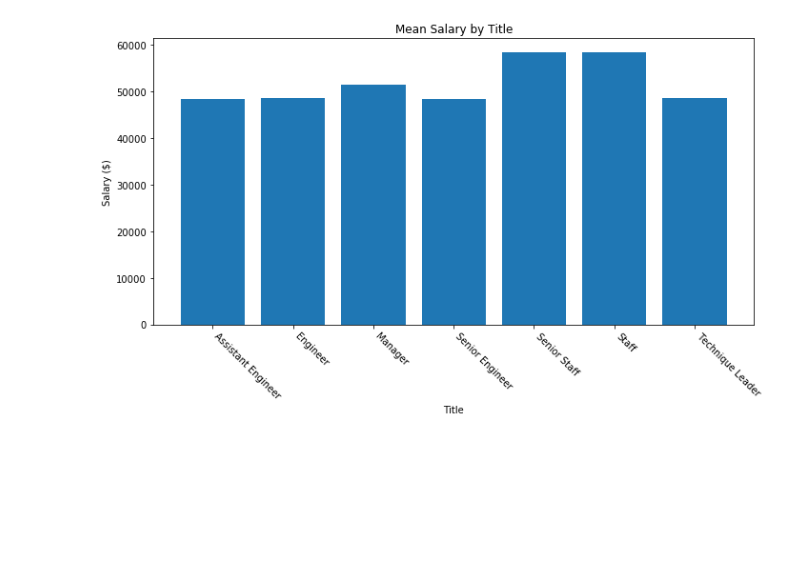
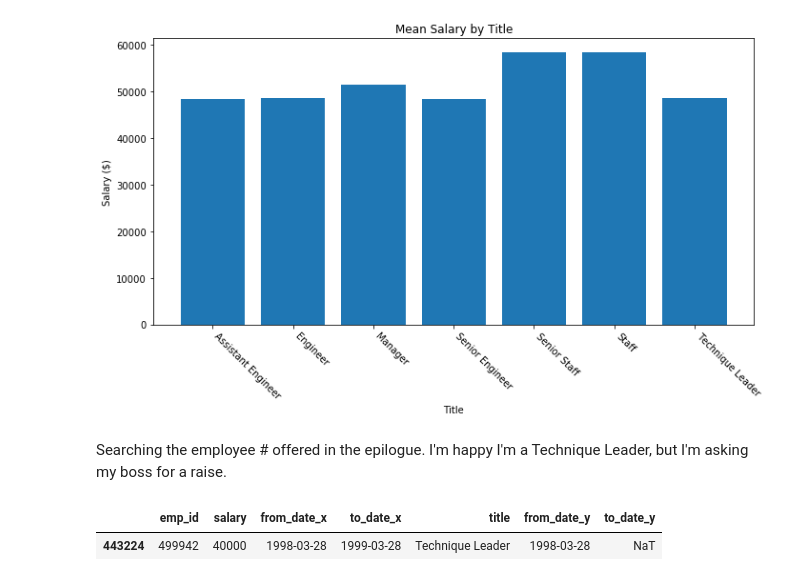
Before and after one commit to jpicca/sql-challenge, a Jupyter notebook: EmployeeSQL/bonusAnalysis.ipynb, the cells around one changed output. Cells and saved outputs as stored; diff of their text form; code cells hidden in the pictures; blank space fills up the shorter version.

Commit message:
Added employee ID search from the epilogue

```diff
--- a/EmployeeSQL/bonusAnalysis.ipynb
+++ b/EmployeeSQL/bonusAnalysis.ipynb
@@ -71,3 +71,10 @@ plt.savefig("../images/meanSalary.png", dpi=300)
 plt.show()
 # %% [output]
 [figure]
+# %% [markdown]
+Searching the employee # offered in the epilogue. I'm happy I'm a Technique Leader, but I'm asking my boss for a raise.
+# %%
+mergedDF[mergedDF['emp_id'] == 499942]
+# %% [output]
+|  | emp_id | salary | from_date_x | to_date_x | title | from_date_y | to_date_y |
+| 443224 | 499942 | 40000 | 1998-03-28 | 1999-03-28 | Technique Leader | 1998-03-28 | NaT |
```
